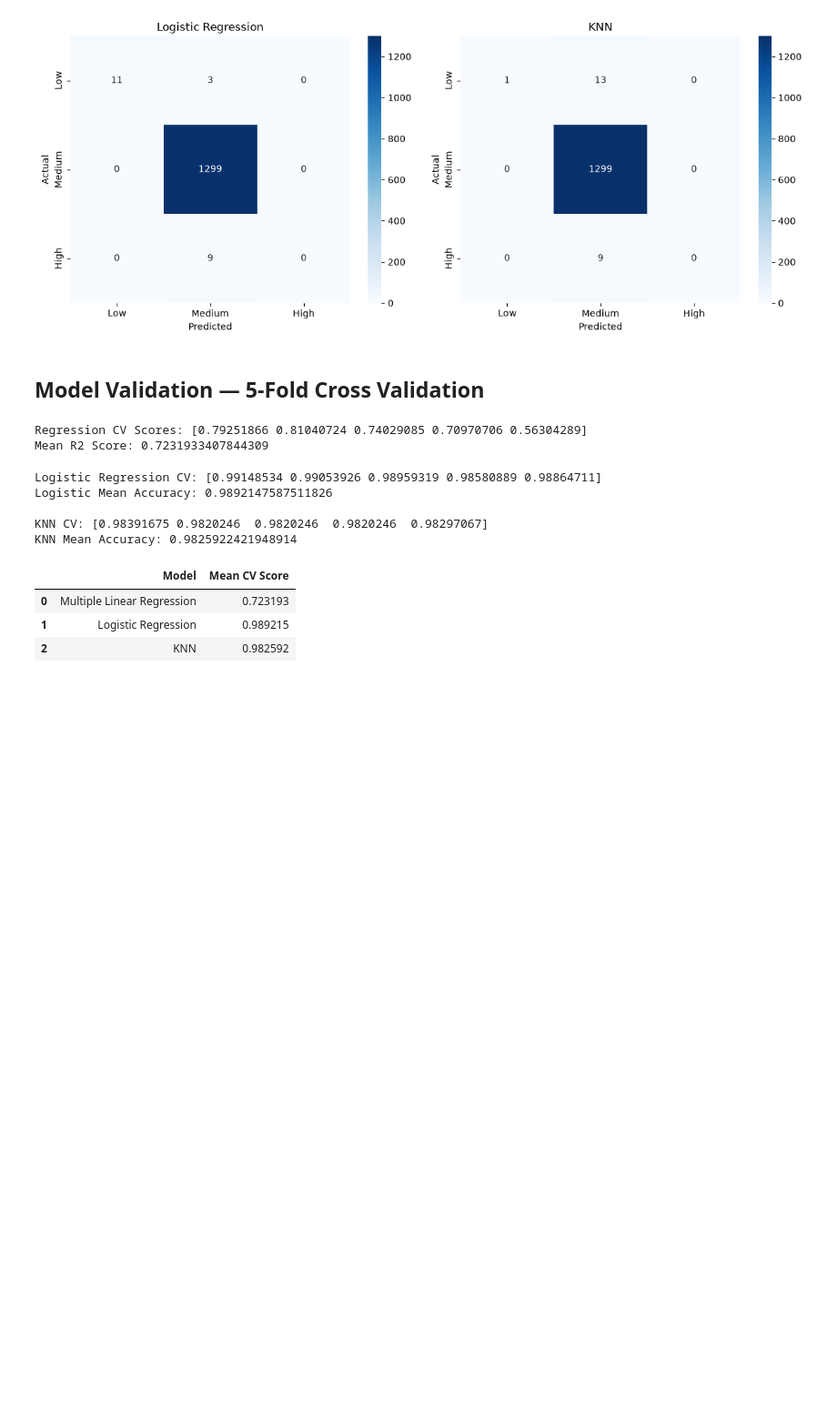
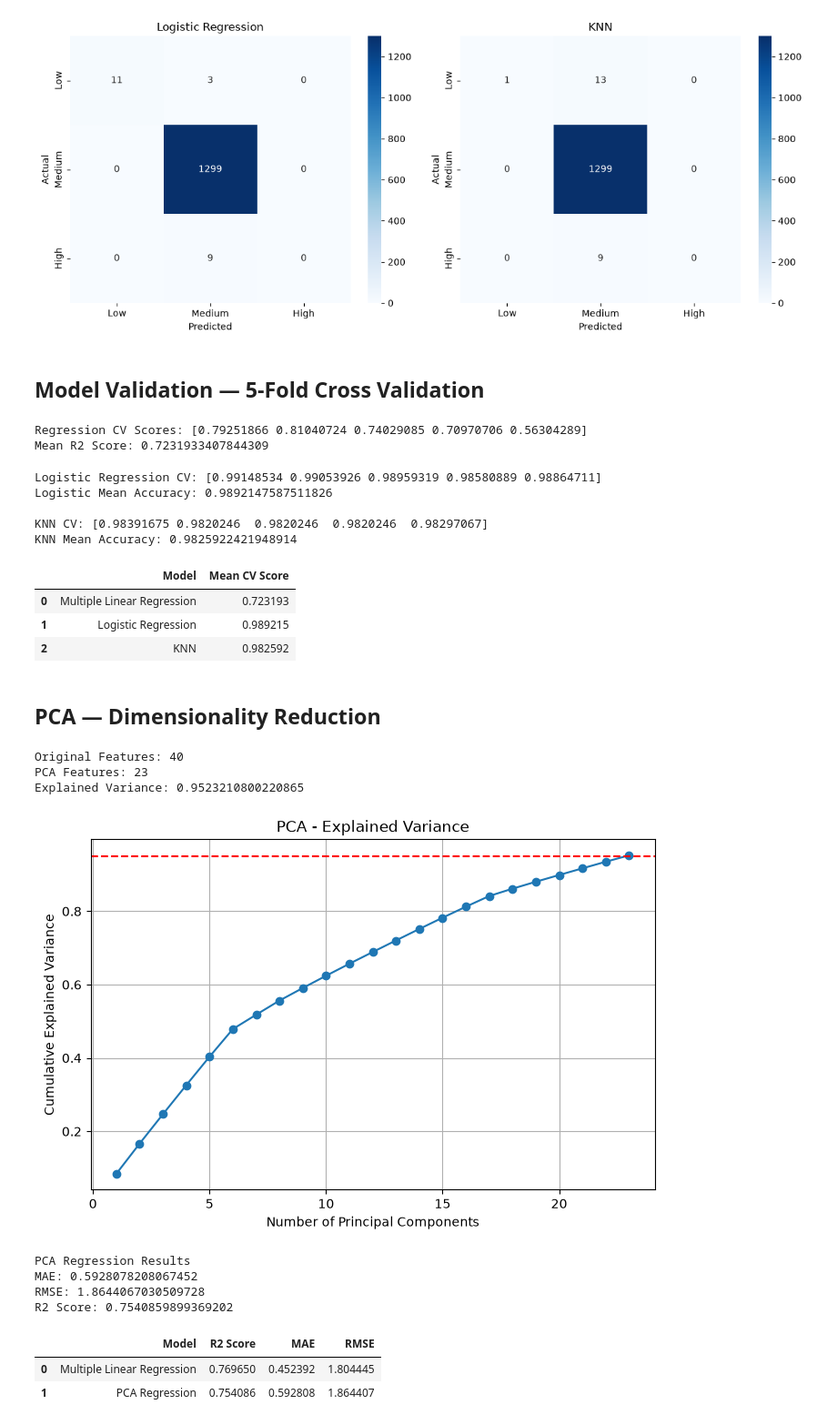
Before and after one commit to mdraihanmostafa746-coder/Student-Academic-Performance-Analysis-and-Prediction, a Jupyter notebook: notebooks/student_performance_analysis.ipynb, the cells around one changed output. Shown at 91% size. Drawn from its saved outputs; the diff is of its cells as text; code cells hidden in the pictures; blank space fills up the shorter version.

Commit message:
Complete PCA — Dimensionality Reduction

```diff
--- a/notebooks/student_performance_analysis.ipynb
+++ b/notebooks/student_performance_analysis.ipynb
@@ -1035,3 +1035,82 @@ cv_comparison
 | 0 | Multiple Linear Regression | 0.723193 |
 | 1 | Logistic Regression | 0.989215 |
 | 2 | KNN | 0.982592 |
+# %% [markdown]
+## PCA — Dimensionality Reduction
+# %%
+from sklearn.decomposition import PCA
+
+X_train_pca_input = preprocessor.transform(X_train)
+X_test_pca_input = preprocessor.transform(X_test)
+# %%
+pca = PCA(n_components=0.95)
+
+X_train_pca = pca.fit_transform(X_train_pca_input)
+X_test_pca = pca.transform(X_test_pca_input)
+
+print("Original Features:", X_train_pca_input.shape[1])
+print("PCA Features:", X_train_pca.shape[1])
+print("Explained Variance:", pca.explained_variance_ratio_.sum())
+# %% [output]
+Original Features: 40
+PCA Features: 23
+Explained Variance: 0.9523210800220865
+# %%
+import matplotlib.pyplot as plt
+import numpy as np
+
+cumulative_variance = np.cumsum(pca.explained_variance_ratio_)
+
+plt.figure(figsize=(8, 5))
+plt.plot(range(1, len(cumulative_variance) + 1),
+         cumulative_variance, marker='o')
+
+plt.axhline(y=0.95, color='red', linestyle='--')
+plt.xlabel("Number of Principal Components")
+plt.ylabel("Cumulative Explained Variance")
+plt.title("PCA - Explained Variance")
+plt.grid()
+plt.show()
+# %% [output]
+[figure, added]
+# %%
+from sklearn.linear_model import LinearRegression
+from sklearn.metrics import r2_score, mean_absolute_error, mean_squared_error
+
+pca_model = LinearRegression()
+
+pca_model.fit(X_train_pca, y_train)
+
+y_pred_pca = pca_model.predict(X_test_pca)
+
+print("PCA Regression Results")
+print("MAE:", mean_absolute_error(y_test, y_pred_pca))
+print("RMSE:", np.sqrt(mean_squared_error(y_test, y_pred_pca)))
+print("R2 Score:", r2_score(y_test, y_pred_pca))
+# %% [output]
+PCA Regression Results
+MAE: 0.5928078208067452
+RMSE: 1.8644067030509728
+R2 Score: 0.7540859899369202
+# %%
+pca_comparison = pd.DataFrame({
+    'Model': ['Multiple Linear Regression', 'PCA Regression'],
+    'R2 Score': [
+        r2_score(y_test, y_pred_multiple),
+        r2_score(y_test, y_pred_pca)
+    ],
+    'MAE': [
+        mean_absolute_error(y_test, y_pred_multiple),
+        mean_absolute_error(y_test, y_pred_pca)
+    ],
+    'RMSE': [
+        np.sqrt(mean_squared_error(y_test, y_pred_multiple)),
+        np.sqrt(mean_squared_error(y_test, y_pred_pca))
+    ]
+})
+
+pca_comparison
+# %% [output]
+|  | Model | R2 Score | MAE | RMSE |
+| 0 | Multiple Linear Regression | 0.769650 | 0.452392 | 1.804445 |
+| 1 | PCA Regression | 0.754086 | 0.592808 | 1.864407 |
```
